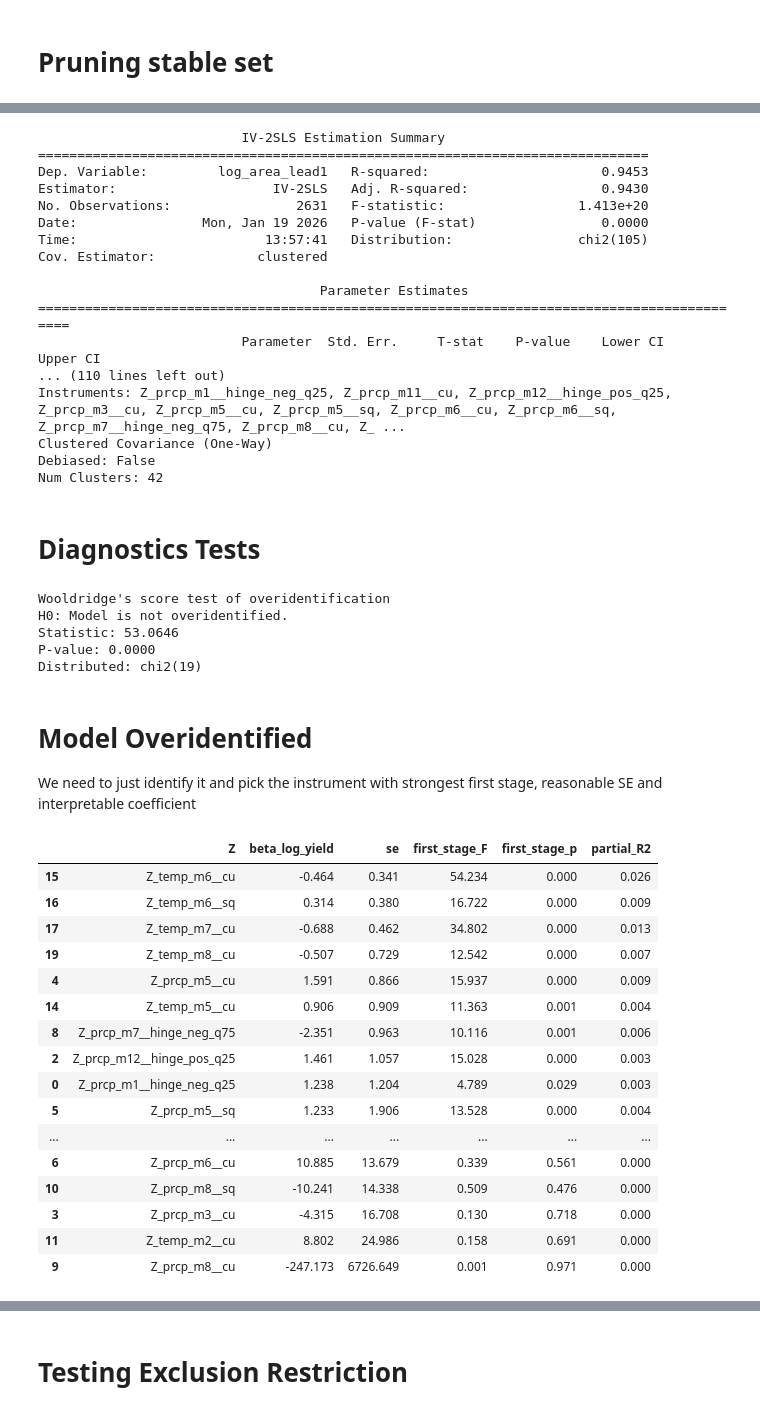
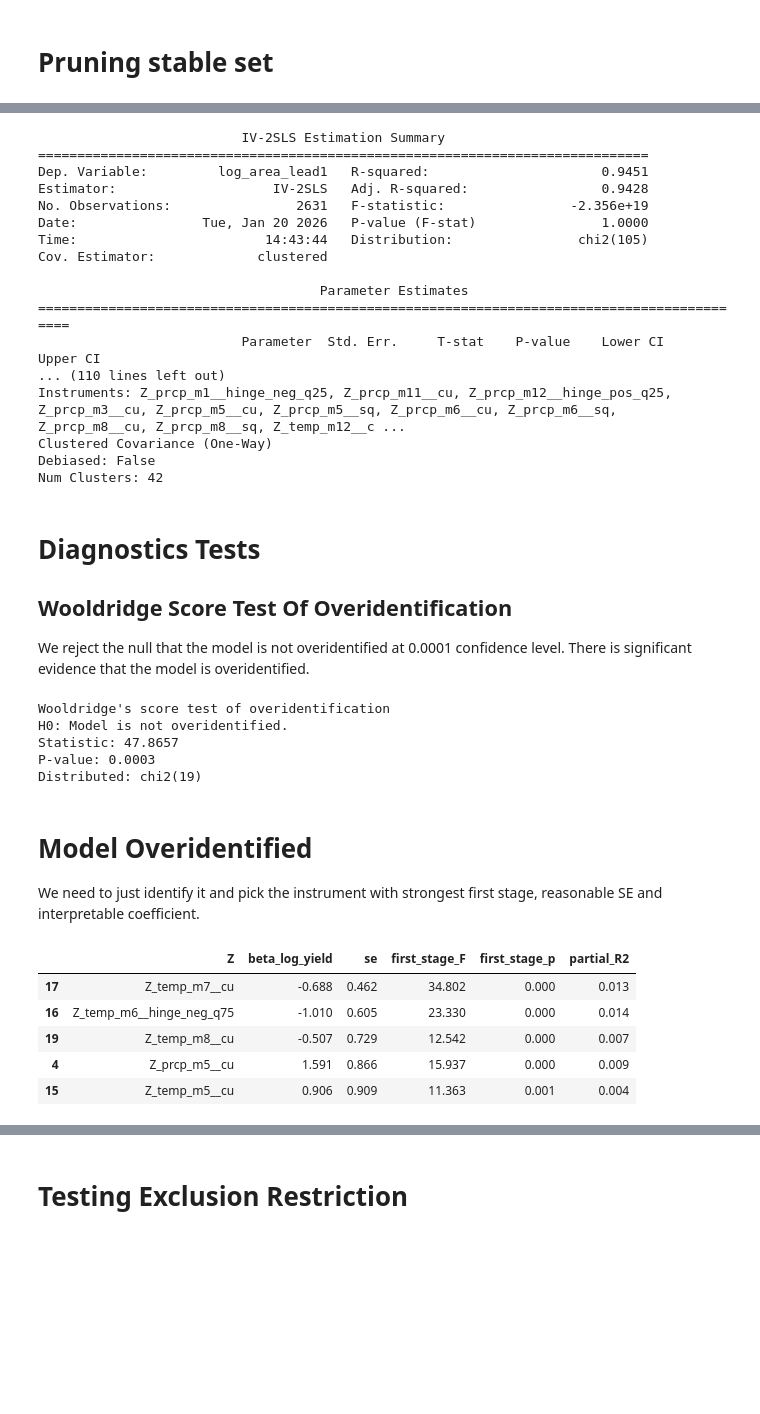
Before and after one commit to adrymmm/iv_weather_yields_selection, a Jupyter notebook: nonlinear_search.ipynb, the cells around one changed output, grey strips where cells are left out. Drawn from its saved outputs; the diff is of its cells as text; code cells hidden in the pictures; blank space fills up the shorter version.

```diff
--- a/nonlinear_search.ipynb
+++ b/nonlinear_search.ipynb
@@ -142,11 +129,15 @@ Index(['Z_temp_m2', 'Z_temp_m4', 'Z_temp_m5', 'Z_temp_m6', 'Z_temp_m7',
 X_vals = X_nonlinear.values
 y_vals = y_dm.values
 
+groups = X_nonlinear.index.get_level_values("entity_id").to_numpy()
+
+gkf = GroupKFold(n_splits=5)
+
 lasso_cv = LassoCV(
-    cv=5,
+    cv=gkf.split(X_vals, y_vals, groups=groups),
     alphas=100,
     max_iter=20000,
-    random_state=0
+    random_state=0,
 )
 
 lasso_cv.fit(X_vals, y_vals)
@@ -163,7 +154,7 @@ X_all = X_nonlinear.values
 y_all = y_dm.values
 feature_names = X_nonlinear.columns.to_numpy()
 
-# Extracting alpha chosen by LassoCV
+# Extracting alpha
 alpha = float(lasso_cv.alpha_)
 
 # Resampling entities
@@ -181,9 +172,9 @@ sel_counts = np.zeros(X_all.shape[1], dtype=int)
 coef_sums = np.zeros(X_all.shape[1], dtype=float)
 
 for b in range(B):
-    # sample entities with replacement, then keep all their rows
     m = int(np.ceil(frac * len(unique_entities)))
-    sampled_ents = rng.choice(unique_entities, size=m, replace=True)
+    # Random sampling of entities
+    sampled_ents = rng.choice(unique_entities, size=m, replace=False)
 
     mask = np.isin(entities, sampled_ents)
     X_b = X_all[mask]
@@ -242,9 +233,11 @@ print(stable_cand.shape)
 # Pruning stable set
 # %%
 def feat_name(feat):
+    """ Returns the linear non-transformed name """
     return feat.split("__")[0]
 
 def feat_transformation(feat):
+    """ Returns the kind of transformation of the column """
     if '__hinge' in feat: return "hinge"
     if feat.endswith('__cu'): return "cubic"
     if feat.endswith('__abs'): return "abs"
@@ -252,6 +245,7 @@ def feat_transformation(feat):
     return 'linear'
 
 def hinge_quartile_search(feat):
+    """ Returns the quartile of the hinge column"""
     search = re.search(r'q(\d+)', feat)
     return int(search.group(1)) if search else None
 
@@ -358,18 +331,12 @@ Storngly reject null that instruments dont have jointly significant explantory p
 Z_final = Z
 
 X_nl = X_nonlinear.copy()
-# Making sure nonliner and panel indexes align
-assert X_nl.index.equals(dfp.index)
 
+# Aligning index
+dfp_aligned = dfp.loc[X_nl.index]
 
-# Creating IV dataframe
-df_iv = pd.concat(
-    [
-        dfp,
-        X_nl[Z_final],
-    ],
-    axis=1,
-).reset_index()
+# Creating iv dataframe
+df_iv = pd.concat([dfp_aligned, X_nl[Z_final]], axis=1).reset_index()
 
 # Dropping duplicate cols
 df_iv = df_iv.loc[:, ~df_iv.columns.duplicated()].copy()
@@ -395,83 +360,76 @@ print(iv_res.summary)
 # %% [output]
                           IV-2SLS Estimation Summary
 ==============================================================================
-Dep. Variable:         log_area_lead1   R-squared:                      0.9453
-Estimator:                    IV-2SLS   Adj. R-squared:                 0.9430
-No. Observations:                2631   F-statistic:                 1.413e+20
-Date:                Mon, Jan 19 2026   P-value (F-stat)                0.0000
-Time:                        13:57:41   Distribution:                chi2(105)
+Dep. Variable:         log_area_lead1   R-squared:                      0.9451
+Estimator:                    IV-2SLS   Adj. R-squared:                 0.9428
+No. Observations:                2631   F-statistic:                -2.356e+19
+Date:                Tue, Jan 20 2026   P-value (F-stat)                1.0000
+Time:                        14:43:44   Distribution:                chi2(105)
 Cov. Estimator:             clustered
 
                                     Parameter Estimates
 ============================================================================================
                           Parameter  Std. Err.     T-stat    P-value    Lower CI    Upper CI
 ... (110 lines left out)
-Instruments: Z_prcp_m1__hinge_neg_q25, Z_prcp_m11__cu, Z_prcp_m12__hinge_pos_q25, Z_prcp_m3__cu, Z_prcp_m5__cu, Z_prcp_m5__sq, Z_prcp_m6__cu, Z_prcp_m6__sq, Z_prcp_m7__hinge_neg_q75, Z_prcp_m8__cu, Z_ ...
+Instruments: Z_prcp_m1__hinge_neg_q25, Z_prcp_m11__cu, Z_prcp_m12__hinge_pos_q25, Z_prcp_m3__cu, Z_prcp_m5__cu, Z_prcp_m5__sq, Z_prcp_m6__cu, Z_prcp_m6__sq, Z_prcp_m8__cu, Z_prcp_m8__sq, Z_temp_m12__c ...
 Clustered Covariance (One-Way)
 Debiased: False
 Num Clusters: 42
 # %% [markdown]
 # Diagnostics Tests
+## Wooldridge Score Test Of Overidentification
+We reject the null that the model is not overidentified at 0.0001 confidence level. There is significant evidence that the model is overidentified.
 # %%
 print(iv_res.wooldridge_overid, '\n')
 # %% [output]
 Wooldridge's score test of overidentification
 H0: Model is not overidentified.
-Statistic: 53.0646
-P-value: 0.0000
+Statistic: 47.8657
+P-value: 0.0003
 Distributed: chi2(19)
 # %% [markdown]
 # Model Overidentified
-We need to just identify it and pick the instrument with strongest first stage, reasonable SE and interpretable coefficient
+We need to just identify it and pick the instrument with strongest first stage, reasonable SE and interpretable coefficient.
 # %%
 y = "log_area_lead1"
 endog = "log_yield"
 Z = Z_final
 
 cols = [y, endog] + Z
 df = df_iv.set_index(["entity_id","year"])[cols].dropna()
 
 # Manually demeaning to avoid creating dummies
 df_dm = demean_2FE(df)
 y_dm = df_dm[y]
 x_dm = df_dm[endog]
 
 results = []
 
 for z in Z:
     z_dm = df_dm[z]
-
+    # Fitting each instrument invidiually
     r = IV2SLS(y_dm, None, x_dm, z_dm).fit(cov_type="clustered", clusters=df.index.get_level_values("entity_id"))
 
     fs = r.first_stage
     # Diagnostics for first stage
     diag = fs.diagnostics
 
+    # Appending regression results to dictionary
     results.append({"Z": z,
                     "beta_log_yield": round(r.params["log_yield"], 3),
                     "se": round(r.std_errors["log_yield"],3),
                     "first_stage_F": round(diag.loc[endog, "f.stat"],3),
                     "first_stage_p": round(diag.loc[endog, "f.pval"],3),
                     "partial_R2": round(diag.loc[endog, "partial.rsquared"],3)})
 
+# Sorting by standard error
 results_df = pd.DataFrame(results).sort_values("se")
-results_df
+results_df.head()
 # %% [output]
 |  | Z | beta_log_yield | se | first_stage_F | first_stage_p | partial_R2 |
-| 15 | Z_temp_m6__cu | -0.464 | 0.341 | 54.234 | 0.000 | 0.026 |
-| 16 | Z_temp_m6__sq | 0.314 | 0.380 | 16.722 | 0.000 | 0.009 |
 | 17 | Z_temp_m7__cu | -0.688 | 0.462 | 34.802 | 0.000 | 0.013 |
+| 16 | Z_temp_m6__hinge_neg_q75 | -1.010 | 0.605 | 23.330 | 0.000 | 0.014 |
 | 19 | Z_temp_m8__cu | -0.507 | 0.729 | 12.542 | 0.000 | 0.007 |
 | 4 | Z_prcp_m5__cu | 1.591 | 0.866 | 15.937 | 0.000 | 0.009 |
-| 14 | Z_temp_m5__cu | 0.906 | 0.909 | 11.363 | 0.001 | 0.004 |
-| 8 | Z_prcp_m7__hinge_neg_q75 | -2.351 | 0.963 | 10.116 | 0.001 | 0.006 |
-| 2 | Z_prcp_m12__hinge_pos_q25 | 1.461 | 1.057 | 15.028 | 0.000 | 0.003 |
-| 0 | Z_prcp_m1__hinge_neg_q25 | 1.238 | 1.204 | 4.789 | 0.029 | 0.003 |
-| 5 | Z_prcp_m5__sq | 1.233 | 1.906 | 13.528 | 0.000 | 0.004 |
-| ... | ... | ... | ... | ... | ... | ... |
-| 6 | Z_prcp_m6__cu | 10.885 | 13.679 | 0.339 | 0.561 | 0.000 |
-| 10 | Z_prcp_m8__sq | -10.241 | 14.338 | 0.509 | 0.476 | 0.000 |
-| 3 | Z_prcp_m3__cu | -4.315 | 16.708 | 0.130 | 0.718 | 0.000 |
-| 11 | Z_temp_m2__cu | 8.802 | 24.986 | 0.158 | 0.691 | 0.000 |
-| 9 | Z_prcp_m8__cu | -247.173 | 6726.649 | 0.001 | 0.971 | 0.000 |
+| 15 | Z_temp_m5__cu | 0.906 | 0.909 | 11.363 | 0.001 | 0.004 |
 # %% [markdown]
```
Also changed, not shown: parts of 26 cells of this notebook, 3 other files.
